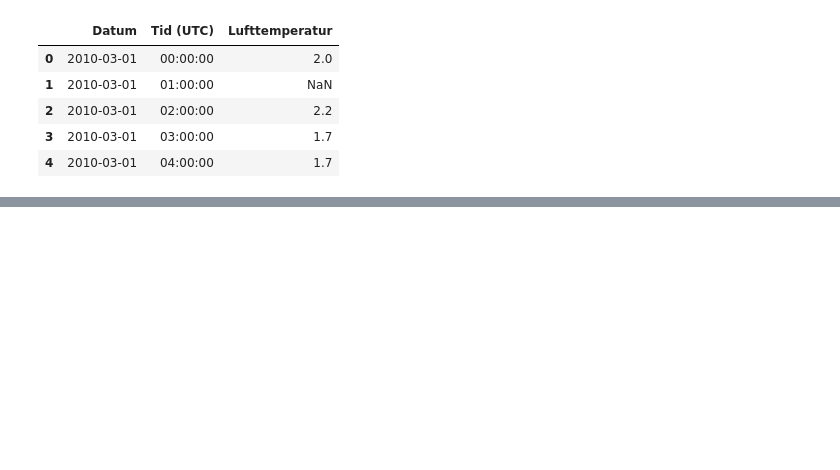
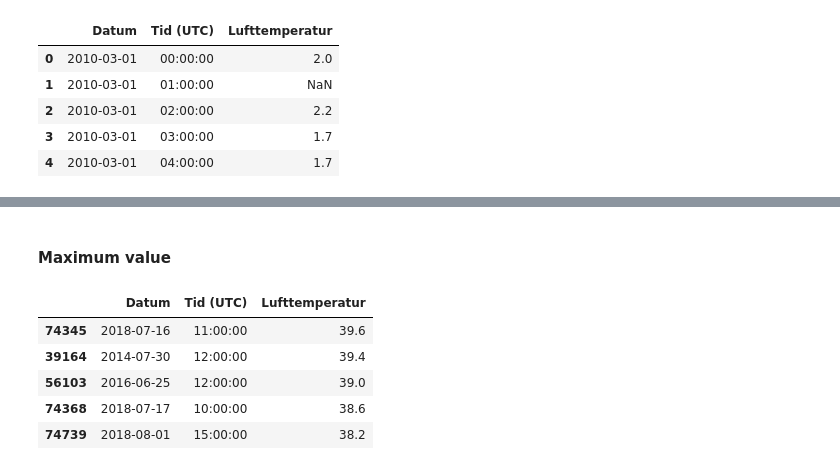
Before and after one commit to Nalanys/DV1597_Intelligent_dataanalys, a Jupyter notebook: Assignment_1/Assignment_1.ipynb, the cells around one changed output, grey strips where cells are left out. Drawn from its saved outputs; the diff is of its cells as text; code cells hidden in the pictures; blank space fills up the shorter version.

```diff
--- a/Assignment_1/Assignment_1.ipynb
+++ b/Assignment_1/Assignment_1.ipynb
@@ -13,0 +63,12 @@ df.head()
+# %% [markdown]
+#### Maximum value
+# %%
+weatherMaxdf = weatherdf.sort_values(by='Lufttemperatur', ascending=False)
+weatherMaxdf.head()
+# %% [output]
+|  | Datum | Tid (UTC) | Lufttemperatur |
+| 74345 | 2018-07-16 | 11:00:00 | 39.6 |
+| 39164 | 2014-07-30 | 12:00:00 | 39.4 |
+| 56103 | 2016-06-25 | 12:00:00 | 39.0 |
+| 74368 | 2018-07-17 | 10:00:00 | 38.6 |
+| 74739 | 2018-08-01 | 15:00:00 | 38.2 |
```
Also changed, not shown: parts of 47 cells of this notebook.
